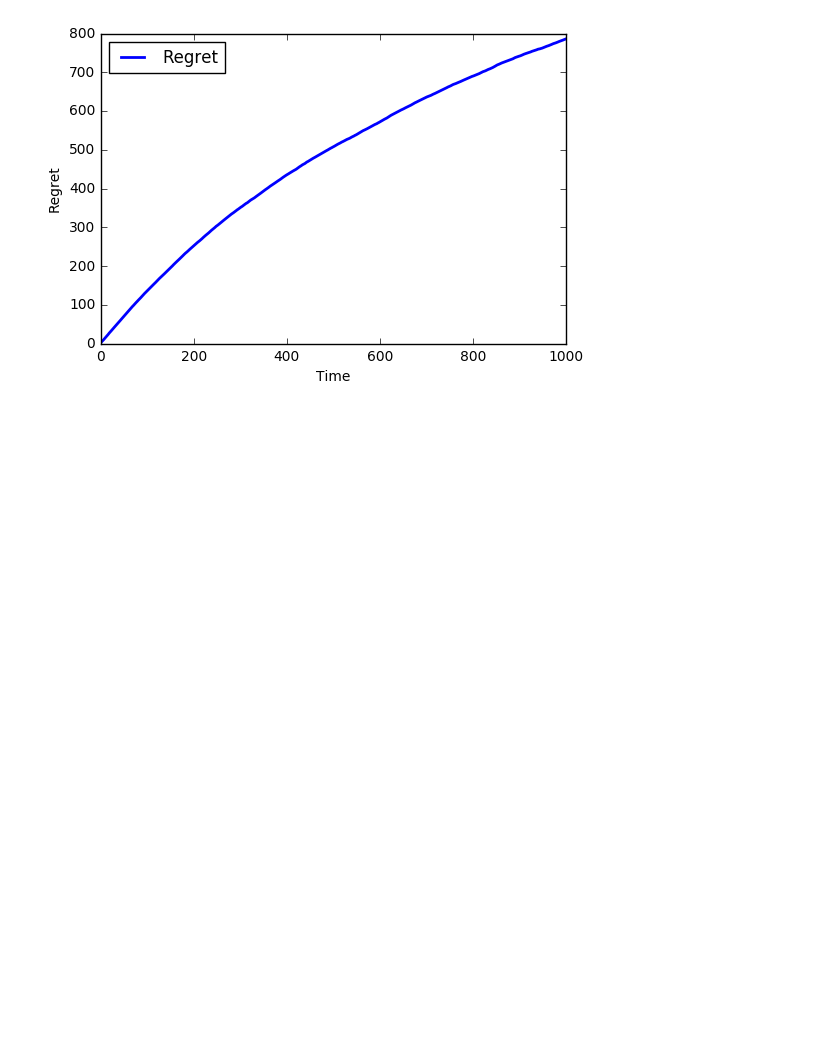
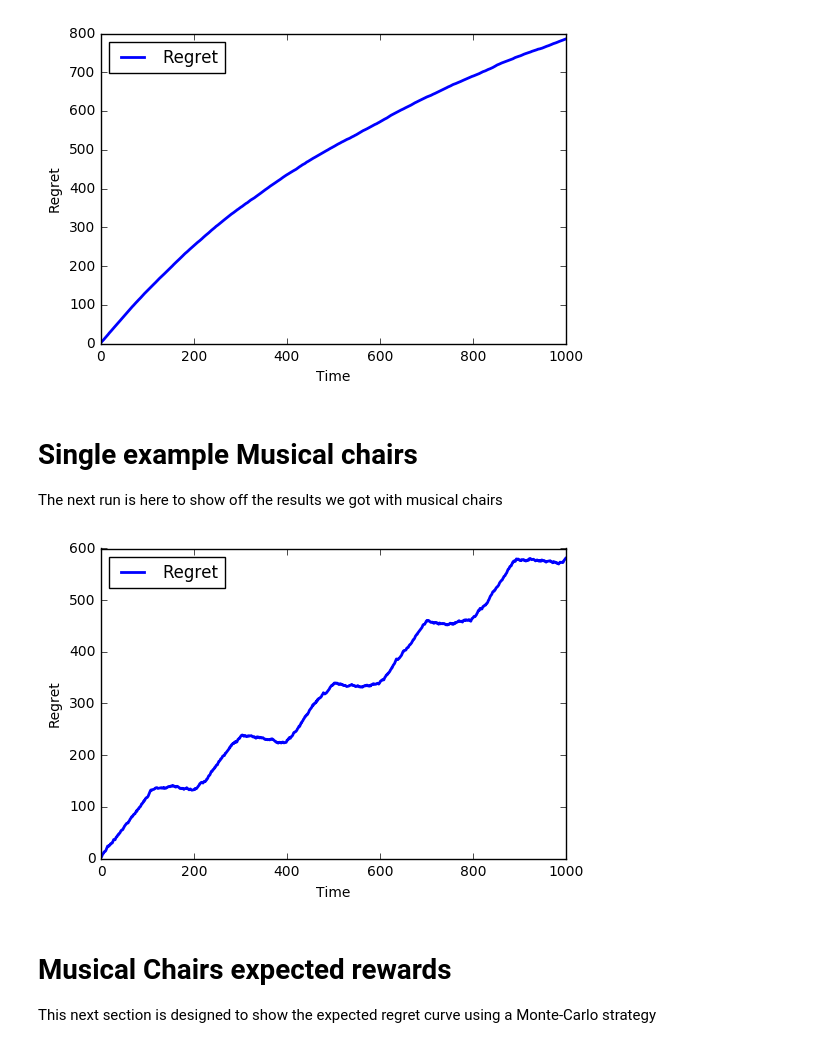
Before and after one commit to zaccharieramzi/rl-project, a Jupyter notebook: benchmark.ipynb, the cells around one changed output. Cells and saved outputs as stored; diff of their text form; code cells hidden in the pictures; blank space fills up the shorter version.

Commit message:
tiny fix + muscal chairs in benchmark.ipynb

```diff
--- a/benchmark.ipynb
+++ b/benchmark.ipynb
@@ -99,3 +100,17 @@ mega_expected_rewards = np.mean(mega_rewards, axis=0)
 regret_plt(best_arms_mean, mega_expected_rewards)
 # %% [output]
 [figure]
+# %% [markdown]
+# Single example Musical chairs
+The next run is here to show off the results we got with musical chairs
+# %%
+# t0 - exploring phase / t1 - exploiting phase
+params = {"t0": 100, "t1":200}
+musical_c_rewards = mc_routine(n_users, params, n_arms, t_horizon, arm_means)
+# %%
+regret_plt(best_arms_mean, musical_c_rewards)
+# %% [output]
+[figure, added]
+# %% [markdown]
+# Musical Chairs expected rewards
+This next section is designed to show the expected regret curve using a Monte-Carlo strategy
```
Also changed, not shown: parts of 4 cells of this notebook, 1 other file.
